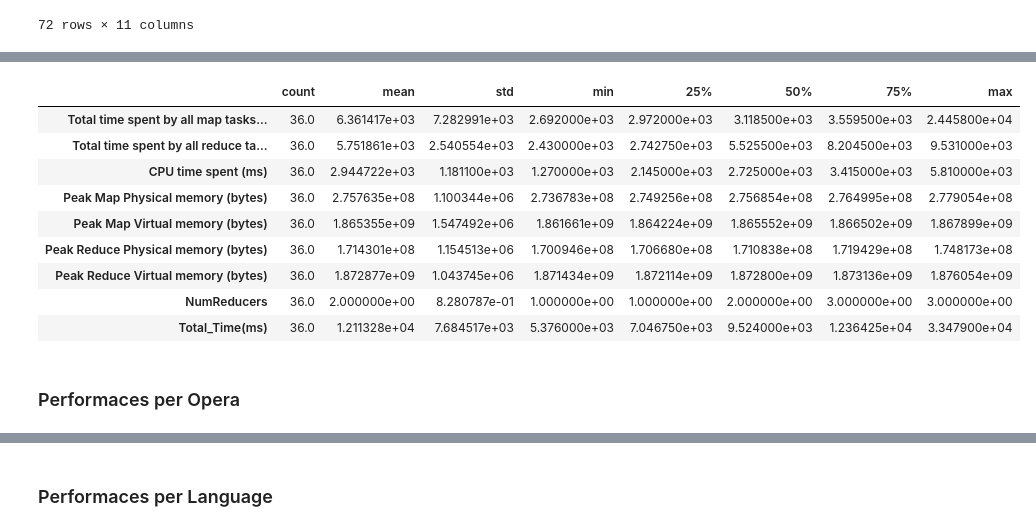
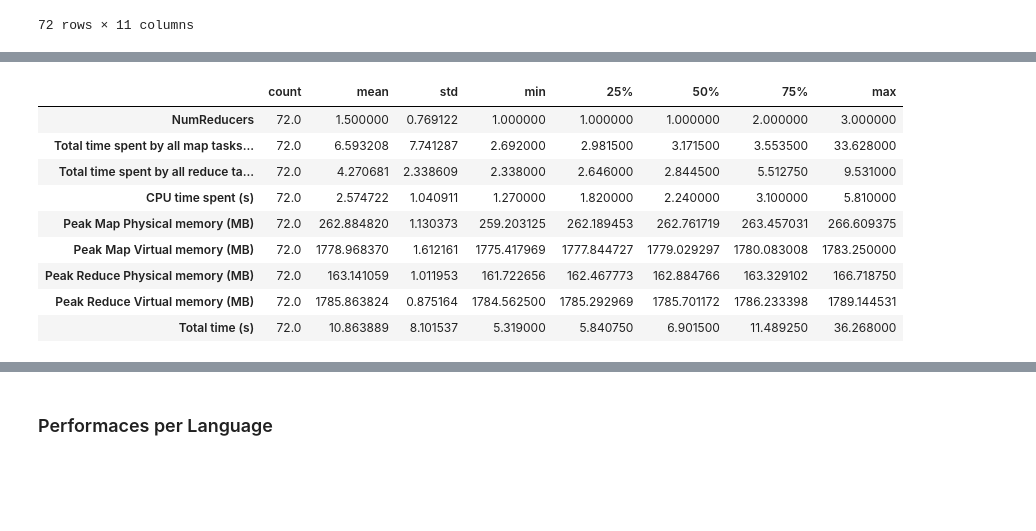
Before and after one commit to NamaWho/hadoop-letter-frequency, a Jupyter notebook: notebooks/performance_analysis.ipynb, the cells around one changed output, grey strips where cells are left out. Drawn from its saved outputs; the diff is of its cells as text; code cells hidden in the pictures; blank space fills up the shorter version.

```diff
--- a/notebooks/performance_analysis.ipynb
+++ b/notebooks/performance_analysis.ipynb
@@ -398,6 +418,6 @@ test_df
 # %%
 # concat al the dfs
-df_list = [dante_df, promessi_sposi_df, gerusalemme_liberata_df, frankenstein_df, moby_dick_df, paradise_lost_df, test_df]
+df_list = [dante_df, promessi_sposi_df, gerusalemme_liberata_df, frankenstein_df, moby_dick_df, paradise_lost_df]
 
 df_concat = pd.concat(df_list, ignore_index=True)
 
@@ -442,3 +462,4 @@ numeric_columns = [
 # Iterazione attraverso le colonne e conversione in numeriche
 for col in numeric_columns:
     df_concat[col] = pd.to_numeric(df_concat[col], errors='coerce')
+    test_df[col] = pd.to_numeric(test_df[col], errors='coerce')
@@ -540,0 +509,14 @@ df_frequency_job
+# %%
+# Normalize values ms -> s  btes -> MB
+df_concat['Total time spent by all map tasks (s)'] = df_concat['Total time spent by all map tasks (ms)'] / 1000
+df_concat['Total time spent by all reduce tasks (s)'] = df_concat['Total time spent by all reduce tasks (ms)'] / 1000
+df_concat['CPU time spent (s)'] = df_concat['CPU time spent (ms)'] / 1000
+df_concat['Peak Map Physical memory (MB)'] = df_concat['Peak Map Physical memory (bytes)'] / (1024 * 1024)
+df_concat['Peak Map Virtual memory (MB)'] = df_concat['Peak Map Virtual memory (bytes)'] / (1024 * 1024)
+df_concat['Peak Reduce Physical memory (MB)'] = df_concat['Peak Reduce Physical memory (bytes)'] / (1024 * 1024)
+df_concat['Peak Reduce Virtual memory (MB)'] = df_concat['Peak Reduce Virtual memory (bytes)'] / (1024 * 1024)
+
+# Drop the original columns
+df_concat.drop(columns=['Total time spent by all map tasks (ms)', 'Total time spent by all reduce tasks (ms)', 'CPU time spent (ms)', 'Peak Map Physical memory (bytes)', 'Peak Map Virtual memory (bytes)', 'Peak Reduce Physical memory (bytes)', 'Peak Reduce Virtual memory (bytes)'], inplace=True)
+
+df_concat
@@ -541,15 +573,16 @@ df_frequency_job
+# %%
+df_concat['Total time (s)'] = df_concat['Total time spent by all map tasks (s)'] + df_concat['Total time spent by all reduce tasks (s)']
+test_df['Total time (s)'] = test_df['Total time spent by all map tasks (s)'] + test_df['Total time spent by all reduce tasks (s)']
 # %%
-df_frequency_job.describe().T
+df_concat.describe().T
 # %% [output]
 |  | count | mean | std | min | 25% | 50% | 75% | max |
-| Total time spent by all map tasks... | 36.0 | 6.361417e+03 | 7.282991e+03 | 2.692000e+03 | 2.972000e+03 | 3.118500e+03 | 3.559500e+03 | 2.445800e+04 |
-| Total time spent by all reduce ta... | 36.0 | 5.751861e+03 | 2.540554e+03 | 2.430000e+03 | 2.742750e+03 | 5.525500e+03 | 8.204500e+03 | 9.531000e+03 |
-| CPU time spent (ms) | 36.0 | 2.944722e+03 | 1.181100e+03 | 1.270000e+03 | 2.145000e+03 | 2.725000e+03 | 3.415000e+03 | 5.810000e+03 |
-| Peak Map Physical memory (bytes) | 36.0 | 2.757635e+08 | 1.100344e+06 | 2.736783e+08 | 2.749256e+08 | 2.756854e+08 | 2.764995e+08 | 2.779054e+08 |
-| Peak Map Virtual memory (bytes) | 36.0 | 1.865355e+09 | 1.547492e+06 | 1.861661e+09 | 1.864224e+09 | 1.865552e+09 | 1.866502e+09 | 1.867899e+09 |
-| Peak Reduce Physical memory (bytes) | 36.0 | 1.714301e+08 | 1.154513e+06 | 1.700946e+08 | 1.706680e+08 | 1.710838e+08 | 1.719429e+08 | 1.748173e+08 |
-| Peak Reduce Virtual memory (bytes) | 36.0 | 1.872877e+09 | 1.043745e+06 | 1.871434e+09 | 1.872114e+09 | 1.872800e+09 | 1.873136e+09 | 1.876054e+09 |
-| NumReducers | 36.0 | 2.000000e+00 | 8.280787e-01 | 1.000000e+00 | 1.000000e+00 | 2.000000e+00 | 3.000000e+00 | 3.000000e+00 |
-| Total_Time(ms) | 36.0 | 1.211328e+04 | 7.684517e+03 | 5.376000e+03 | 7.046750e+03 | 9.524000e+03 | 1.236425e+04 | 3.347900e+04 |
+| NumReducers | 72.0 | 1.500000 | 0.769122 | 1.000000 | 1.000000 | 1.000000 | 2.000000 | 3.000000 |
+| Total time spent by all map tasks... | 72.0 | 6.593208 | 7.741287 | 2.692000 | 2.981500 | 3.171500 | 3.553500 | 33.628000 |
+| Total time spent by all reduce ta... | 72.0 | 4.270681 | 2.338609 | 2.338000 | 2.646000 | 2.844500 | 5.512750 | 9.531000 |
+| CPU time spent (s) | 72.0 | 2.574722 | 1.040911 | 1.270000 | 1.820000 | 2.240000 | 3.100000 | 5.810000 |
+| Peak Map Physical memory (MB) | 72.0 | 262.884820 | 1.130373 | 259.203125 | 262.189453 | 262.761719 | 263.457031 | 266.609375 |
+| Peak Map Virtual memory (MB) | 72.0 | 1778.968370 | 1.612161 | 1775.417969 | 1777.844727 | 1779.029297 | 1780.083008 | 1783.250000 |
+| Peak Reduce Physical memory (MB) | 72.0 | 163.141059 | 1.011953 | 161.722656 | 162.467773 | 162.884766 | 163.329102 | 166.718750 |
+| Peak Reduce Virtual memory (MB) | 72.0 | 1785.863824 | 0.875164 | 1784.562500 | 1785.292969 | 1785.701172 | 1786.233398 | 1789.144531 |
+| Total time (s) | 72.0 | 10.863889 | 8.101537 | 5.319000 | 5.840750 | 6.901500 | 11.489250 | 36.268000 |
-# %% [markdown]
-### Performaces per Opera
```
Also changed, not shown: parts of 29 cells of this notebook.
